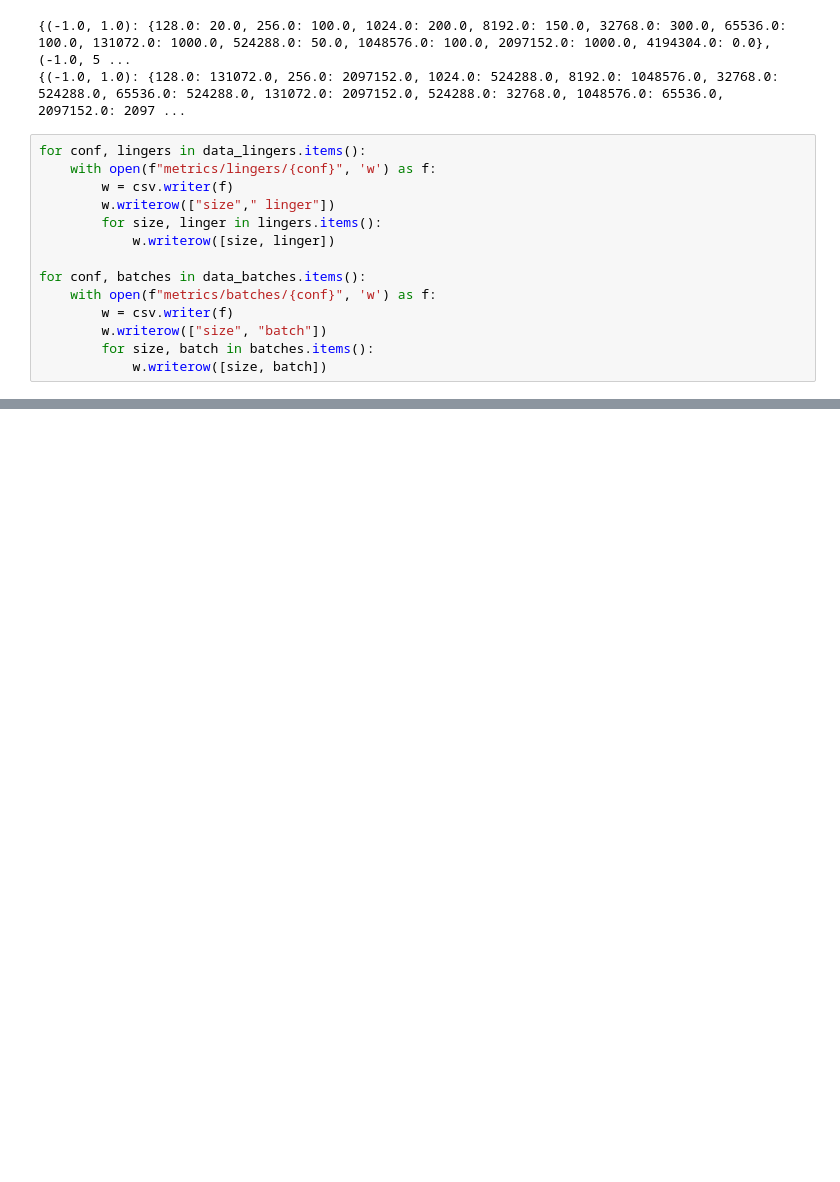
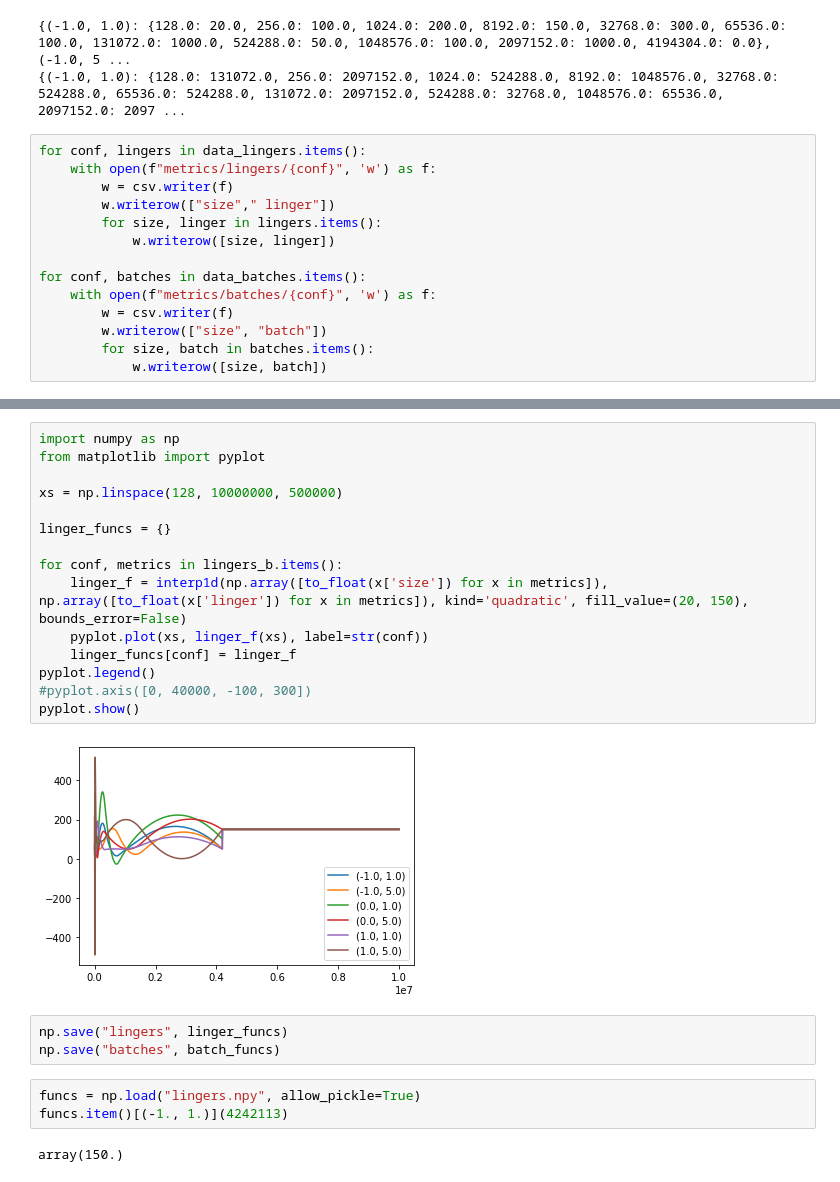
Before and after one commit to misgorod/ranch, a Jupyter notebook: parser.ipynb, the cells around one changed output, grey strips where cells are left out. Cells and saved outputs as stored; diff of their text form; blank space fills up the shorter version.

Commit message:
save functions

```diff
--- a/parser.ipynb
+++ b/parser.ipynb
@@ -250,0 +177,25 @@ pyplot.show()
+# %%
+import numpy as np
+from matplotlib import pyplot
+
+xs = np.linspace(128, 10000000, 500000)
+
+linger_funcs = {}
+
+for conf, metrics in lingers_b.items():
+    linger_f = interp1d(np.array([to_float(x['size']) for x in metrics]), np.array([to_float(x['linger']) for x in metrics]), kind='quadratic', fill_value=(20, 150), bounds_error=False)
+    pyplot.plot(xs, linger_f(xs), label=str(conf))
+    linger_funcs[conf] = linger_f
+pyplot.legend()
+#pyplot.axis([0, 40000, -100, 300])
+pyplot.show()
+# %% [output]
+[figure, added]
+# %%
+np.save("lingers", linger_funcs)
+np.save("batches", batch_funcs)
+# %%
+funcs = np.load("lingers.npy", allow_pickle=True)
+funcs.item()[(-1., 1.)](4242113)
+# %% [output]
+array(150.)
```
Also changed, not shown: parts of 4 cells of this notebook, 7 other files.
